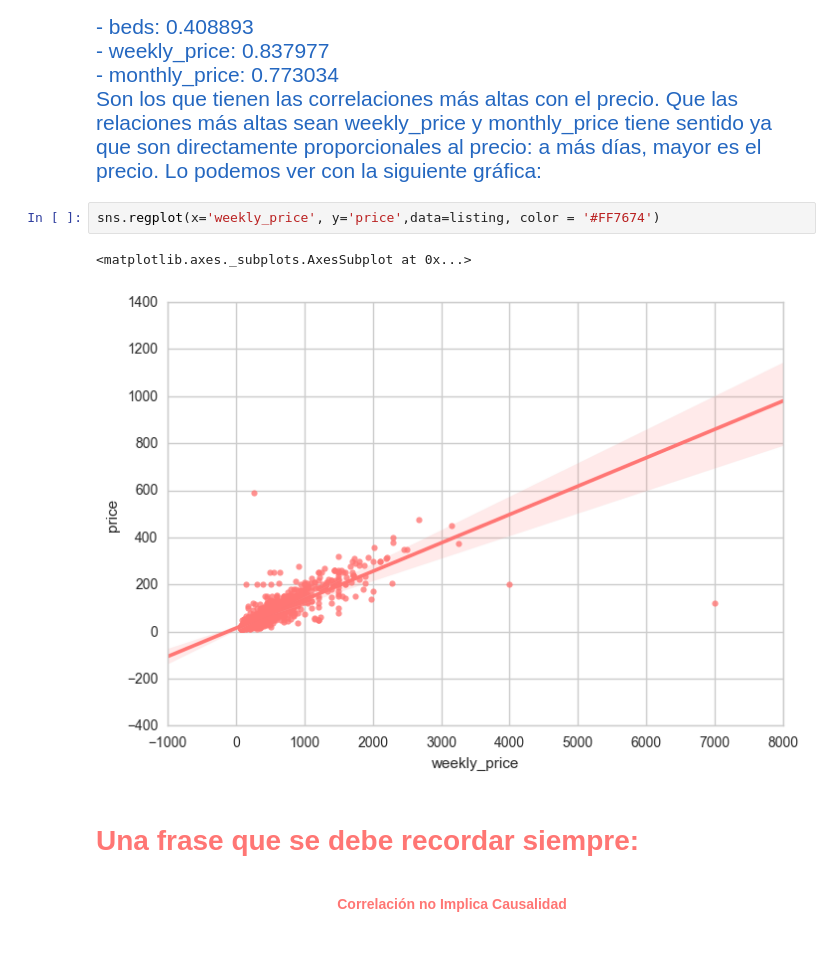
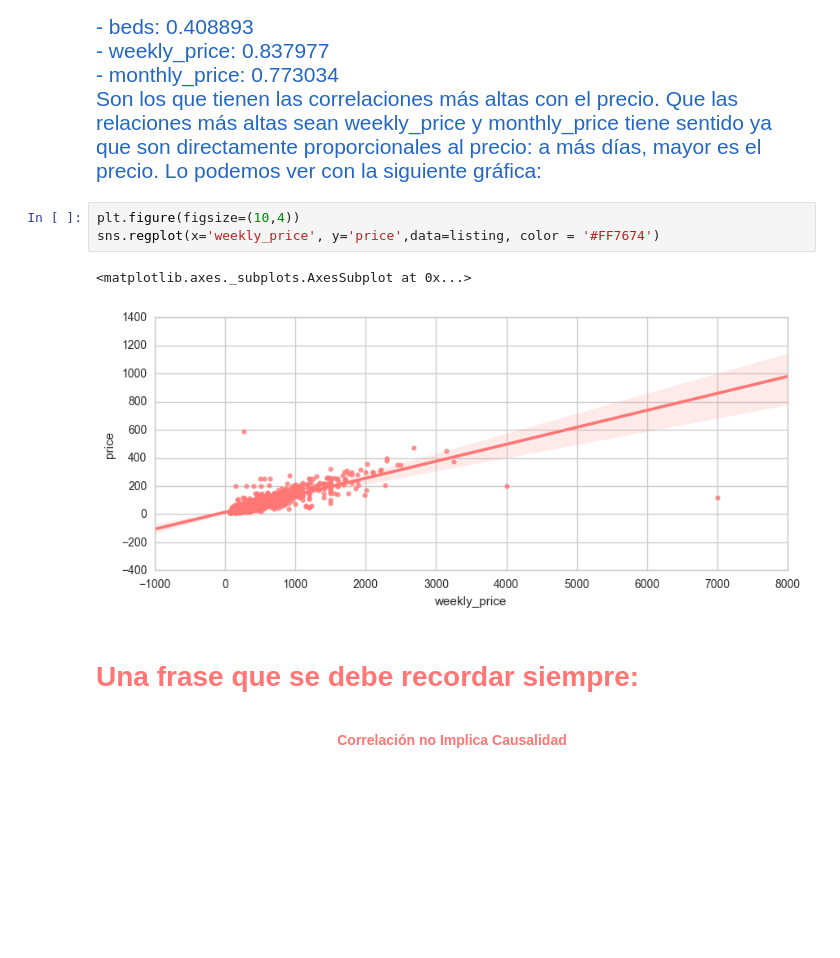
Before and after one commit to ronnyccs24/TFM-DataScience, a Jupyter notebook: Madrid Data Exploring.ipynb, the cells around one changed output. Saved outputs shown, nothing was run; the diff lists cells and outputs as text; blank space fills up the shorter version.

```diff
--- a/Madrid Data Exploring.ipynb
+++ b/Madrid Data Exploring.ipynb
@@ -298,10 +335,11 @@ Mirando los valores de la celda anterior, notamos que: <br>
 Son los que tienen las correlaciones más altas con el precio. Que las relaciones más altas sean weekly_price y monthly_price tiene sentido ya que son directamente proporcionales al precio: a más días, mayor es el precio. Lo podemos ver con la siguiente gráfica:</span>
 </div>
 # %%
+plt.figure(figsize=(10,4))
 sns.regplot(x='weekly_price', y='price',data=listing, color = '#FF7674')
 # %% [output]
 <matplotlib.axes._subplots.AxesSubplot at 0x...>
-[figure, old version]
+[figure, new version]
 # %% [markdown]
 <br><div style="text-align: left;">
     <span style="font-weight: bold; color:#FF7674; font-family: 'Courier New'; font-size: 2em;">Una frase que se debe recordar siempre:<br><br></span>
```
Also changed, not shown: parts of 37 cells of this notebook.
